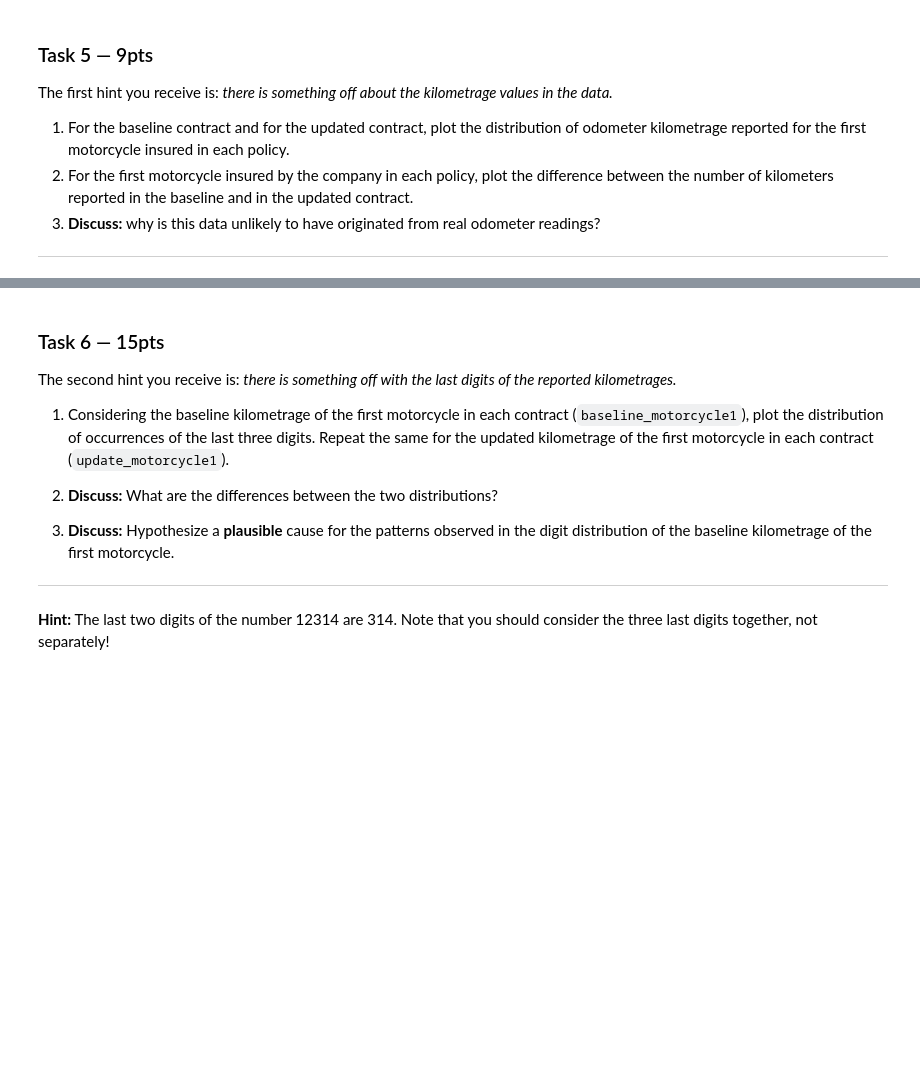
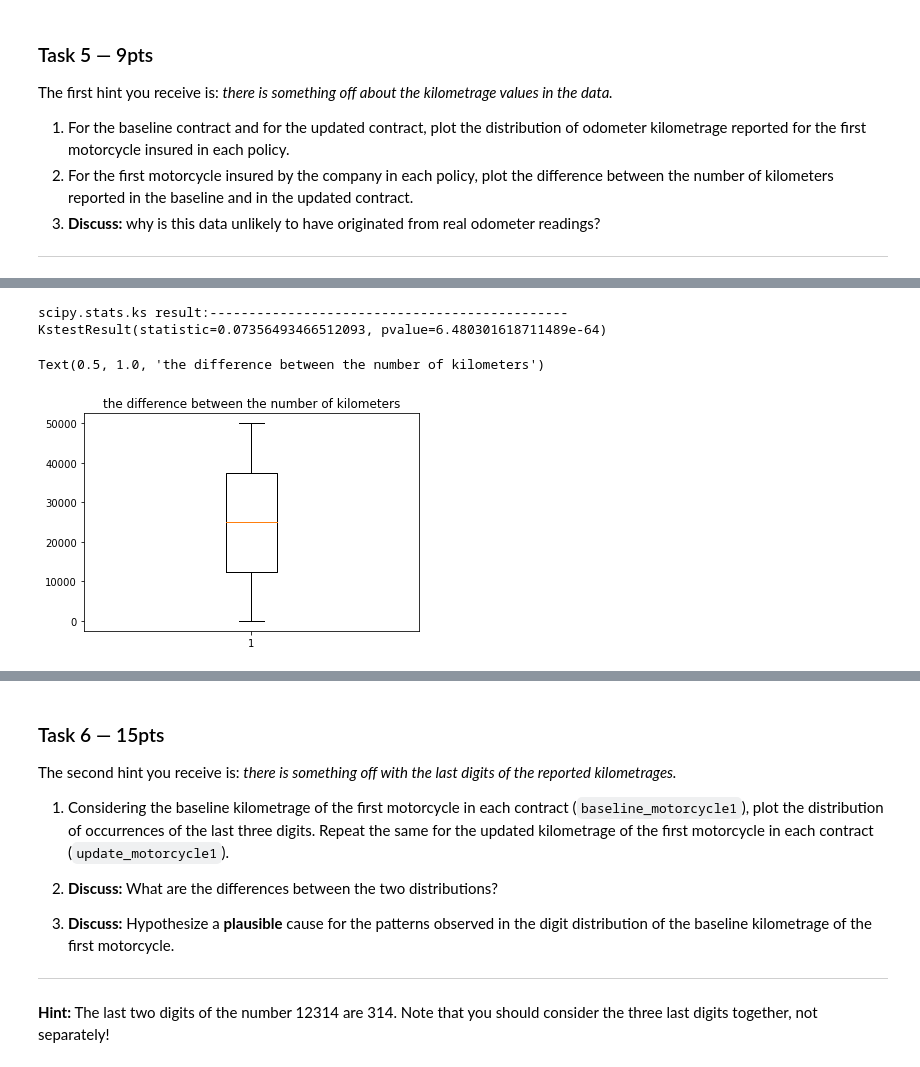
Before and after one commit to lancelotzomax/2021, a Jupyter notebook: Homework/01 - Pandas Data Wrangling and Data Viz/hw1.ipynb, the cells around one changed output, grey strips where cells are left out. Drawn from its saved outputs; the diff is of its cells as text; code cells hidden in the pictures; blank space fills up the shorter version.

```diff
--- a/Homework/01 - Pandas Data Wrangling and Data Viz/hw1.ipynb
+++ b/Homework/01 - Pandas Data Wrangling and Data Viz/hw1.ipynb
@@ -583,0 +626,19 @@ the first motorcycle insured in each policy.
+# %%
+#like normal distribution, but not sure-- We can use statistical test from scipy library
+
+u= tsv_read_copy['update_motorcycle1'].mean()
+std= tsv_read_copy['update_motorcycle1'].std()
+
+print('scipy.stats.ks result:----------------------------------------------')
+print(stats.kstest(tsv_read_copy['update_motorcycle1'], 'norm', (u, std)))
+# %% [output]
+scipy.stats.ks result:----------------------------------------------
+KstestResult(statistic=0.07356493466512093, pvalue=6.480301618711489e-64)
+# %%
+#task5.2
+difference= tsv_read_copy.update_motorcycle1- tsv_read_copy.baseline_motorcycle1
+fig= plt.boxplot(difference)
+plt.title('the difference between the number of kilometers')
+# %% [output]
+Text(0.5, 1.0, 'the difference between the number of kilometers')
+[figure, added]
```
Also changed, not shown: parts of 10 cells of this notebook.
